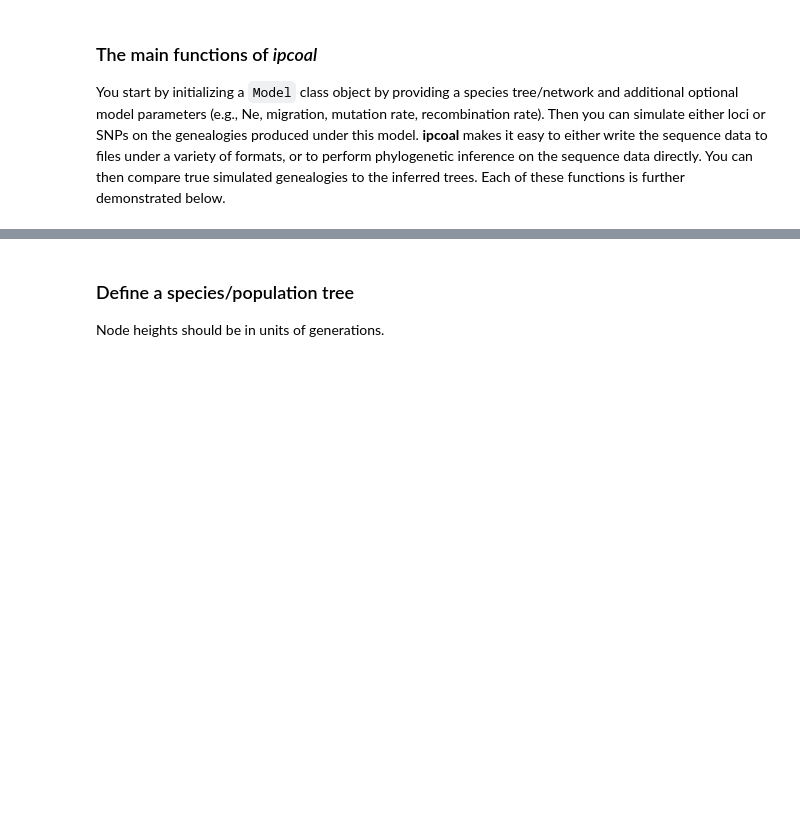
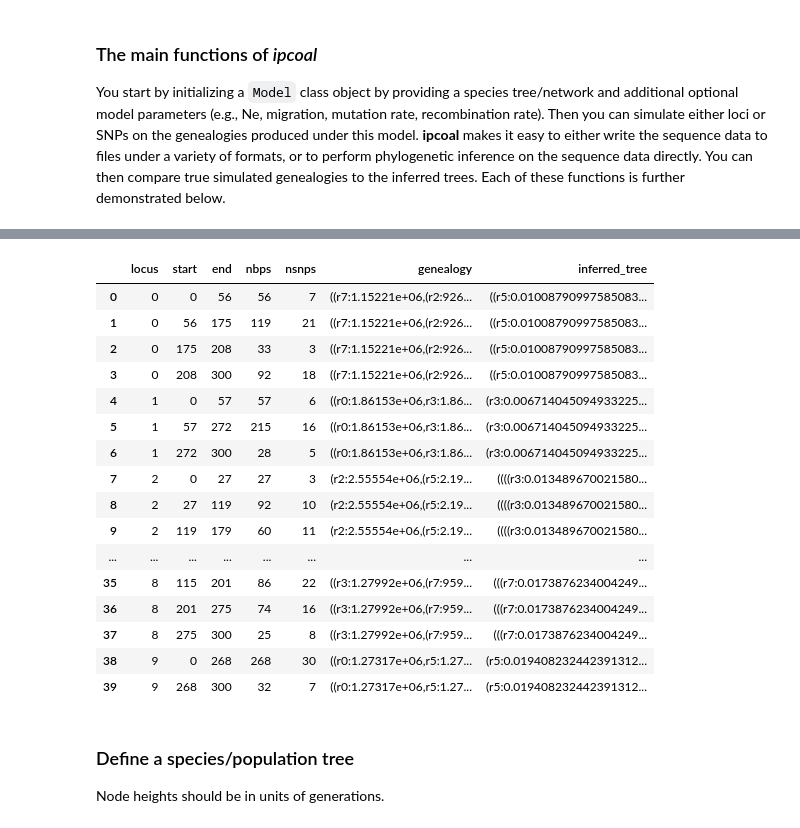
Before and after one commit to pmckenz1/ipcoal, a Jupyter notebook: notebooks/ipcoal-demo.ipynb, the cells around one changed output, grey strips where cells are left out. Saved outputs shown, nothing was run; the diff lists cells and outputs as text; code cells hidden in the pictures; blank space fills up the shorter version.

```diff
--- a/notebooks/ipcoal-demo.ipynb
+++ b/notebooks/ipcoal-demo.ipynb
@@ -47,3 +48,23 @@ wrote concatenated loci (8 x 3000bp) to /home/deren/Documents/physeqs/notebooks/
+# %%
+model.df
+# %% [output]
+|  | locus | start | end | nbps | nsnps | genealogy | inferred_tree |
+| 0 | 0 | 0 | 56 | 56 | 7 | ((r7:1.15221e+06,(r2:926... | ((r5:0.01008790997585083... |
+| 1 | 0 | 56 | 175 | 119 | 21 | ((r7:1.15221e+06,(r2:926... | ((r5:0.01008790997585083... |
+| 2 | 0 | 175 | 208 | 33 | 3 | ((r7:1.15221e+06,(r2:926... | ((r5:0.01008790997585083... |
+| 3 | 0 | 208 | 300 | 92 | 18 | ((r7:1.15221e+06,(r2:926... | ((r5:0.01008790997585083... |
+| 4 | 1 | 0 | 57 | 57 | 6 | ((r0:1.86153e+06,r3:1.86... | (r3:0.006714045094933225... |
+| 5 | 1 | 57 | 272 | 215 | 16 | ((r0:1.86153e+06,r3:1.86... | (r3:0.006714045094933225... |
+| 6 | 1 | 272 | 300 | 28 | 5 | ((r0:1.86153e+06,r3:1.86... | (r3:0.006714045094933225... |
+| 7 | 2 | 0 | 27 | 27 | 3 | (r2:2.55554e+06,(r5:2.19... | ((((r3:0.013489670021580... |
+| 8 | 2 | 27 | 119 | 92 | 10 | (r2:2.55554e+06,(r5:2.19... | ((((r3:0.013489670021580... |
+| 9 | 2 | 119 | 179 | 60 | 11 | (r2:2.55554e+06,(r5:2.19... | ((((r3:0.013489670021580... |
+| ... | ... | ... | ... | ... | ... | ... | ... |
+| 35 | 8 | 115 | 201 | 86 | 22 | ((r3:1.27992e+06,(r7:959... | (((r7:0.0173876234004249... |
+| 36 | 8 | 201 | 275 | 74 | 16 | ((r3:1.27992e+06,(r7:959... | (((r7:0.0173876234004249... |
+| 37 | 8 | 275 | 300 | 25 | 8 | ((r3:1.27992e+06,(r7:959... | (((r7:0.0173876234004249... |
+| 38 | 9 | 0 | 268 | 268 | 30 | ((r0:1.27317e+06,r5:1.27... | (r5:0.019408232442391312... |
+| 39 | 9 | 268 | 300 | 32 | 7 | ((r0:1.27317e+06,r5:1.27... | (r5:0.019408232442391312... |
 # %% [markdown]
 ### Define a species/population tree
 Node heights should be in units of generations.
```
Also changed, not shown: parts of 2 cells of this notebook.
